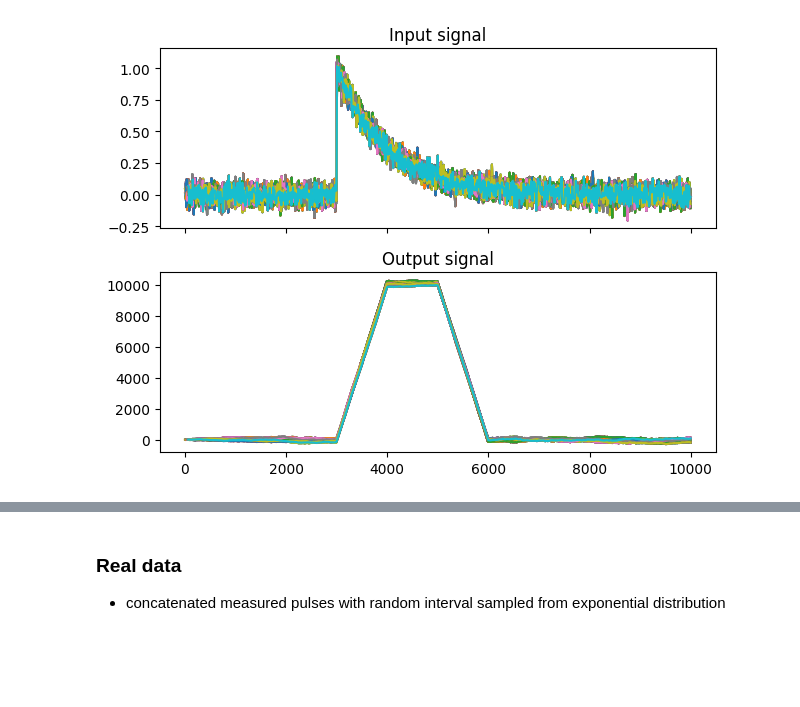
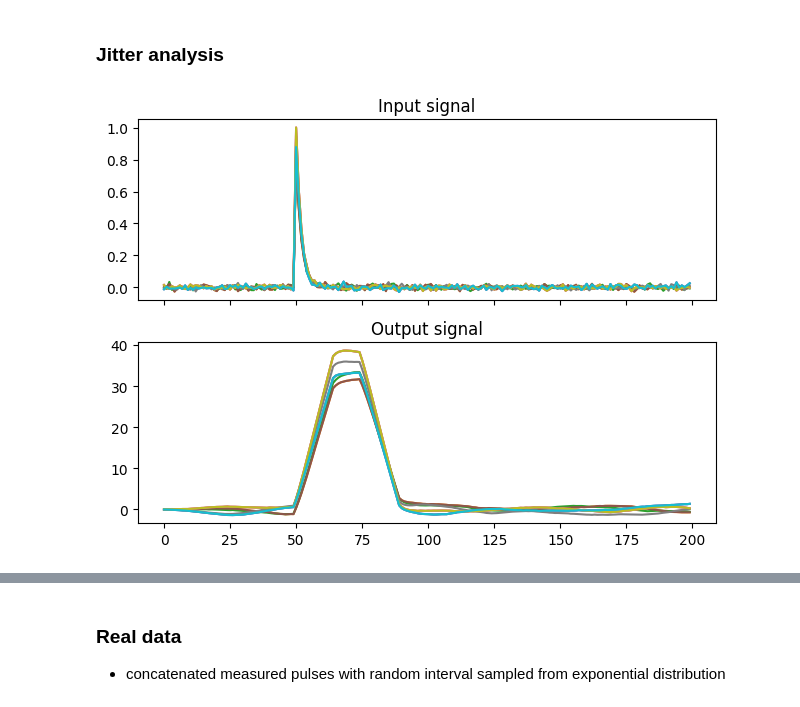
Before and after one commit to sleepythessu/Space-Instrumentation, a Jupyter notebook: filter_simulation.ipynb, the cells around one changed output, grey strips where cells are left out. Drawn from its saved outputs; the diff is of its cells as text; code cells hidden in the pictures; blank space fills up the shorter version.

```diff
--- a/filter_simulation.ipynb
+++ b/filter_simulation.ipynb
@@ -109,45 +112,44 @@ def triggers(signal, threshold):
             break
 
     return trigger_indices
+# %% [markdown]
+### Jitter analysis
 # %%
 # Jittering MC
 repeats = 1000
-samples = 10000     # length of signal buffer
-T = 0.001           # sample period (tune)
-tau = 0.1           # time constant (tune)
-k = 100             # filter rise delay (tune)
-l = 200             # filter decay delay (tune)
-sigma = 0.05        # Gaussian noise standard deviation
+samples = 2000     # length of signal buffer
+T = 0.008           # sample period (tune)
+tau = 0.01           # time constant (tune)
+k = 15          # filter rise delay (tune)
+l = 25             # filter decay delay (tune)
+sigma = 0.01        # Gaussian noise standard deviation
 a = 1               # amplitude of pulse
 
-# White noise as base
+#Base signal with Gaussian noise
 x = random.normal(0, sigma, size=samples)
-
-# Add an exponentially decaying pulse to the noisy base
-signal = add_exp_pulse(x, pos=3000, a=1, tau=tau)
-maxima = []
+signal = add_exp_pulse(x, pos=500, a=1, tau=tau)
 
 # Plotting just as a sanity check
 fig, axs = plt.subplots(nrows=2, sharex=True)
+maxima = []
 
 for i in range(repeats):
-    # Generate a subsample with one tenth of original sampling frequency with a randomly shifted
-    # starting point.
-    subsample_index = np.arange(start=random.integers(100), stop=10000, step=10)
-    subsample = signal[subsample_index]
-    s = trapezoid_shaper(subsample, tau, T, k, l)
-    if i < 100: # plot the first 100 curves
-        axs[0].plot(subsample_index, subsample)
+    # Vary the position of the pulse randomly within 10 samples
+    random_pos = random.integers(0, 10, 1)[0]
+    signal_subsampled = signal[random_pos::10]
+    s = trapezoid_shaper(signal_subsampled, tau, T, k, l)
+    if i < 10: # plot the first 100 curves
+        axs[0].plot(signal_subsampled)
         axs[0].set_title("Input signal")
-        axs[1].plot(subsample_index, s)
+        axs[1].plot(s)
         axs[1].set_title("Output signal")
 
     # Log the maximum for the histogram plotted in the cell below
     maxima.append(np.nanmax(s))
 
 plt.tight_layout()
 # %% [output]
-[figure, old version]
+[figure, new version]
 # %%
 fig, axs = plt.subplots(figsize=(8,6))
 plt.title("Monte Carlo for jittering time")
```
Also changed, not shown: parts of 13 cells of this notebook.
